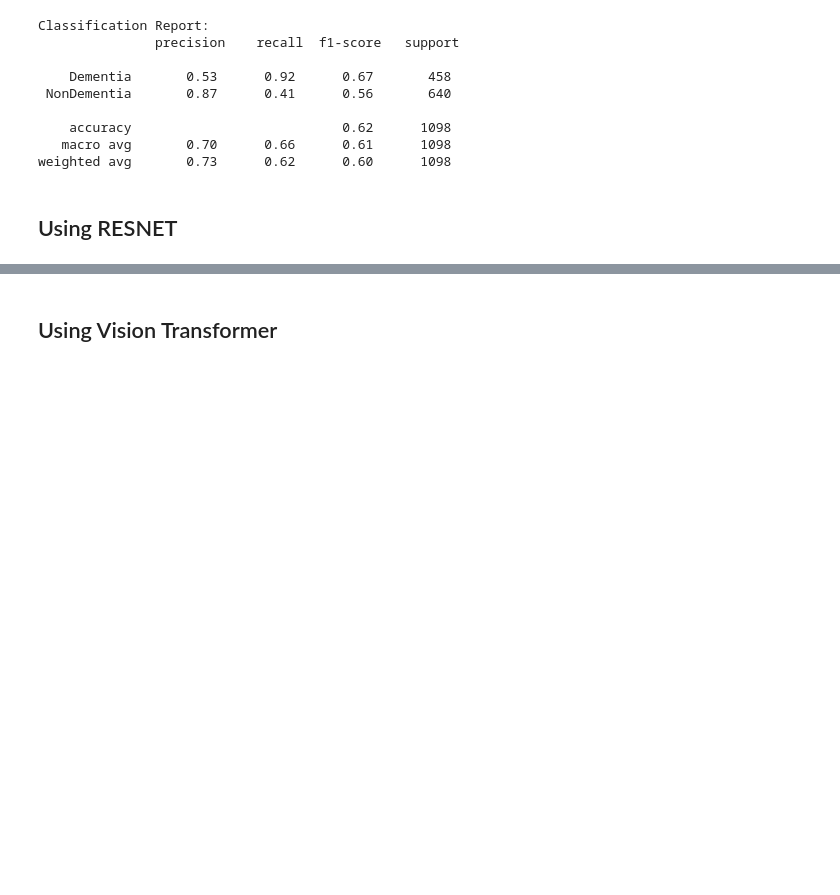
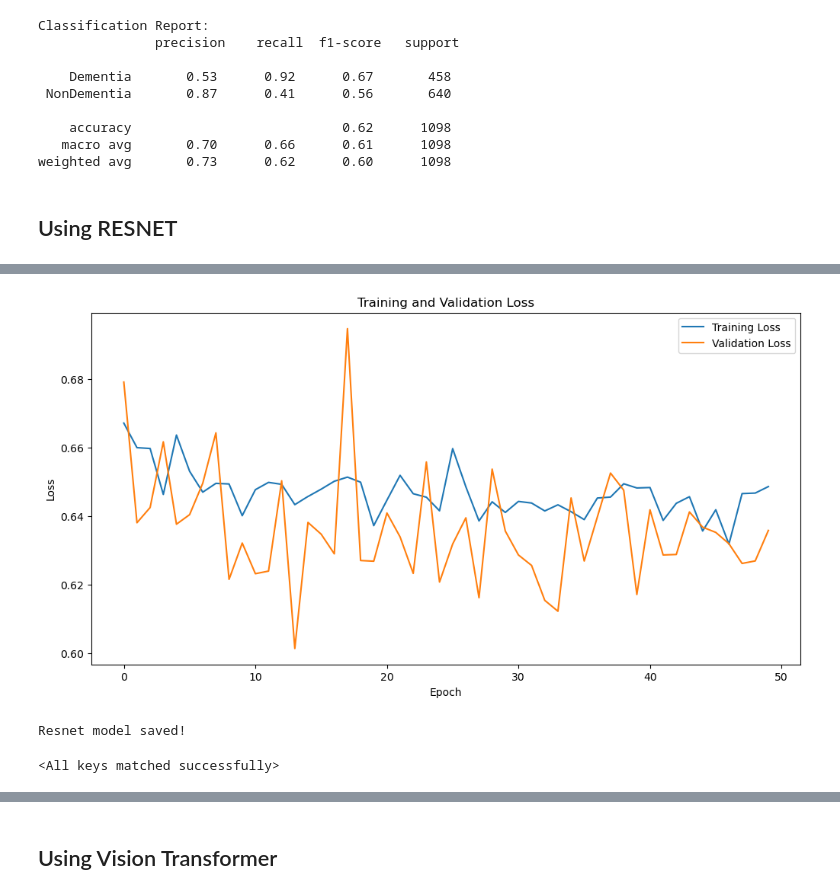
Before and after one commit to Odelolasolomon/Deep-Learning-and-Classical-ML-models-for-Dementia-Prediction, a Jupyter notebook: Predicting Dementia/Image.ipynb, the cells around one changed output, grey strips where cells are left out. Saved outputs shown, nothing was run; the diff lists cells and outputs as text; code cells hidden in the pictures; blank space fills up the shorter version.

```diff
--- a/Predicting Dementia/Image.ipynb
+++ b/Predicting Dementia/Image.ipynb
@@ -439,0 +603,35 @@ weighted avg       0.73      0.62      0.60      1098
+# %%
+def plot_loss_curves(train_losses, val_losses):
+    plt.figure(figsize=(12, 6))
+    plt.plot(train_losses, label='Training Loss')
+    plt.plot(val_losses, label='Validation Loss')
+    plt.xlabel('Epoch')
+    plt.ylabel('Loss')
+    plt.title('Training and Validation Loss')
+    plt.legend()
+    plt.show()
+
+def plot_predictions(images, labels, preds, confidence_scores):
+    plt.figure(figsize=(12, 12))
+    for i in range(min(10, len(images))):
+        plt.subplot(5, 5, i+1)
+        plt.imshow(images[i].cpu().numpy().transpose((1, 2, 0)))
+        plt.title(f"Label: {labels[i].item()}\nPred: {preds[i].item()}\nConf: {confidence_scores[i]:.2f}")
+        plt.axis('off')
+    plt.show()
+# %%
+# Plotting loss curves
+plot_loss_curves(train_losses, val_losses)
+# %% [output]
+[figure, added]
+# %%
+# Save the Resnet model
+torch.save(pretrained_model.state_dict(), "resnet_model.pth")
+print("Resnet model saved!")
+# %% [output]
+Resnet model saved!
+# %%
+# Load the best model for testing
+pretrained_model.load_state_dict(torch.load("resnet_model.pth"))
+# %% [output]
+<All keys matched successfully>
```
Also changed, not shown: parts of 12 cells of this notebook, 1 other file.
